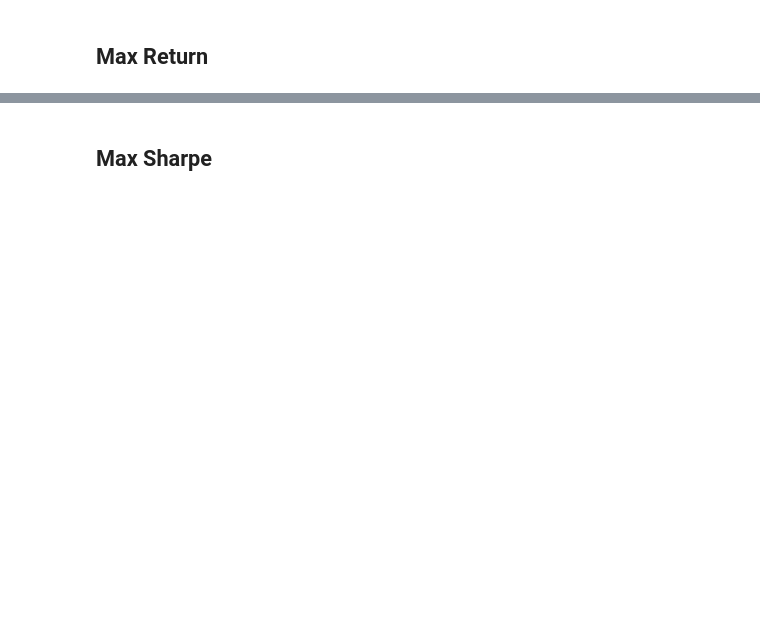
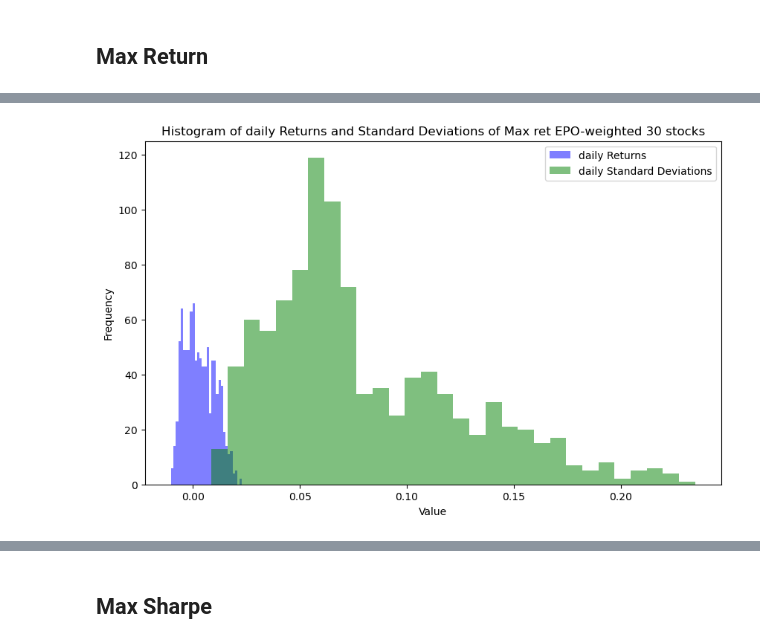
Before and after one commit to FELAB-KHU/S-PQuantTeam01, a Jupyter notebook: Jaekyun/SnP_simulation.ipynb, the cells around one changed output, grey strips where cells are left out. Drawn from its saved outputs; the diff is of its cells as text; code cells hidden in the pictures; blank space fills up the shorter version.

```diff
--- a/Jaekyun/SnP_simulation.ipynb
+++ b/Jaekyun/SnP_simulation.ipynb
@@ -560,0 +795,21 @@ plt.show()
+# %%
+#epo_Maxret_weighted_30의 주간 수익률과 표준편차 히스토그램
+
+returns_epo_Maxret_30, std_devs_epo_Maxret_30 = zip(*daily_statistics_epo_Maxret_30)
+
+plt.figure(figsize=(10, 6))
+
+# 리턴과 표준편차에 대한 히스토그램을 같은 축에 겹쳐 표시
+plt.hist(returns_epo_Maxret_30, bins=30, alpha=0.5, label='daily Returns', color='blue')
+plt.hist(std_devs_epo_Maxret_30, bins=30, alpha=0.5, label='daily Standard Deviations', color='green')
+
+# 범례 추가
+plt.legend(loc='upper right')
+
+plt.title('Histogram of daily Returns and Standard Deviations of Max ret EPO-weighted 30 stocks')
+plt.xlabel('Value')
+plt.ylabel('Frequency')
+
+plt.show()
+# %% [output]
+[figure, added]
```
Also changed, not shown: parts of 38 cells of this notebook, 2 other files.
